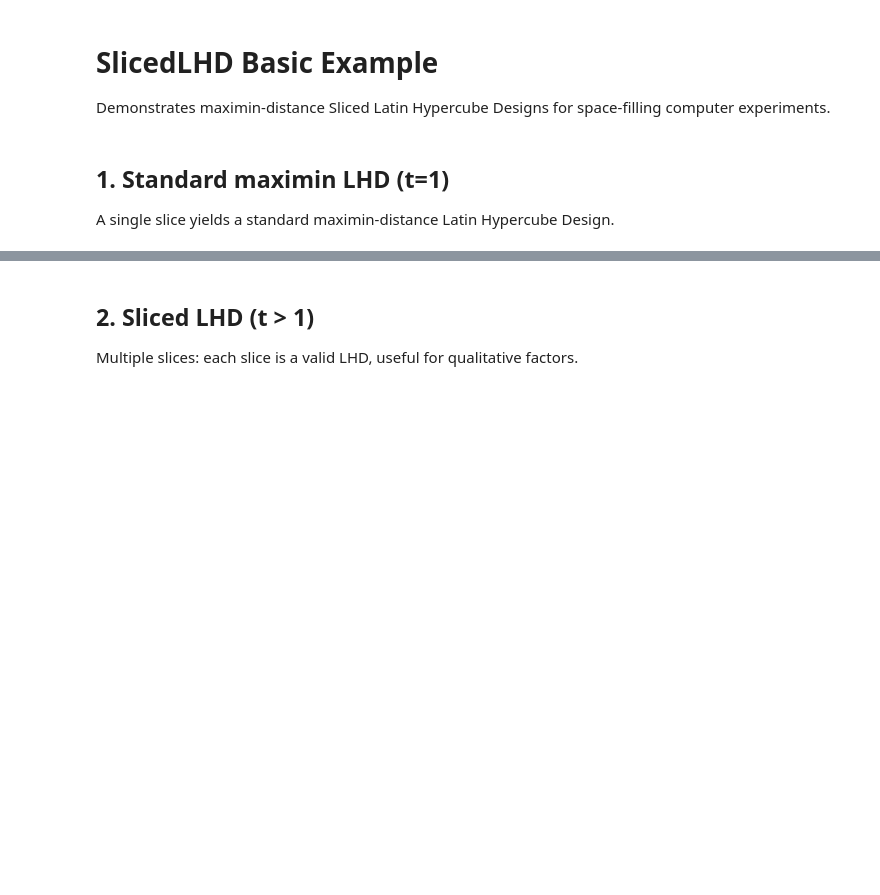
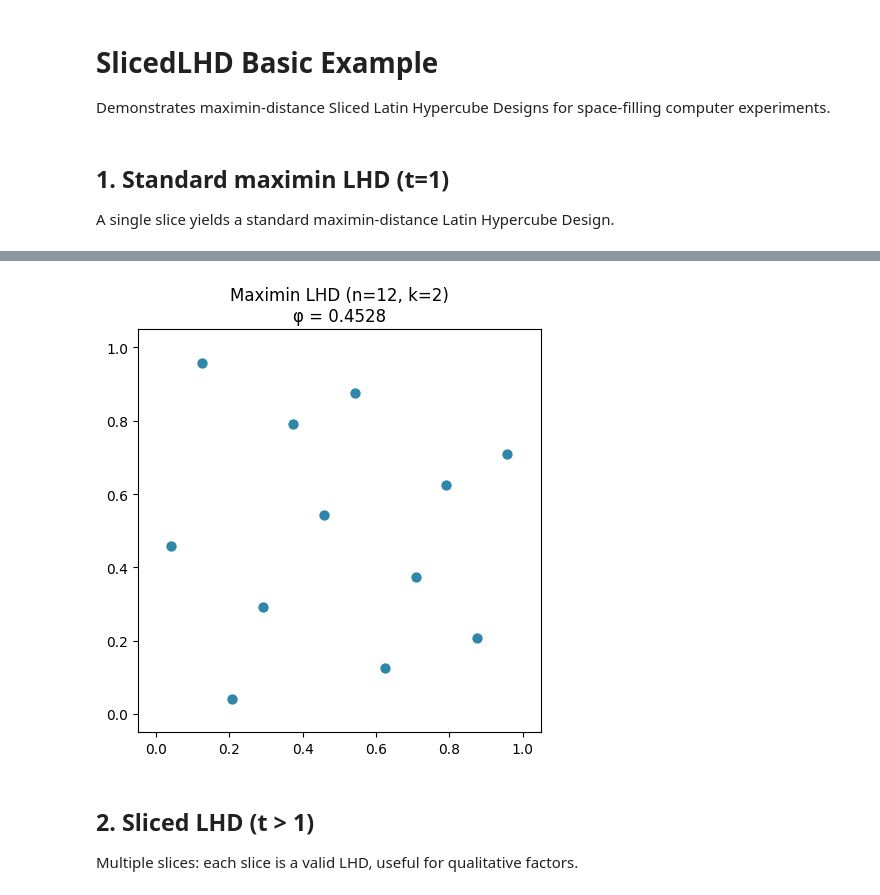
Before and after one commit to kstoreyf/gethypercube, a Jupyter notebook: examples/basic_example.ipynb, the cells around one changed output, grey strips where cells are left out. Drawn from its saved outputs; the diff is of its cells as text; code cells hidden in the pictures; blank space fills up the shorter version.

```diff
--- a/examples/basic_example.ipynb
+++ b/examples/basic_example.ipynb
@@ -32,3 +46,17 @@ plt.show()
+# %%
+result = maximinSLHD(t=1, m=12, k=2, random_state=42, total_iter=50_000, scramble=False)
+
+fig, ax = plt.subplots(figsize=(5, 5))
+D = result.std_design
+ax.scatter(D[:, 0], D[:, 1], s=80, c="#2e86ab", edgecolors="white", linewidths=1.5, zorder=3)
+ax.set_xlim(-0.05, 1.05)
+ax.set_ylim(-0.05, 1.05)
+ax.set_aspect("equal")
+ax.set_title(f"Maximin LHD (n=12, k=2)\nφ = {result.measure:.4f}")
+plt.tight_layout()
+plt.show()
+# %% [output]
+[figure, added]
 # %% [markdown]
 ## 2. Sliced LHD (t > 1)
 
```
Also changed, not shown: parts of 28 cells of this notebook, 30 other files.
